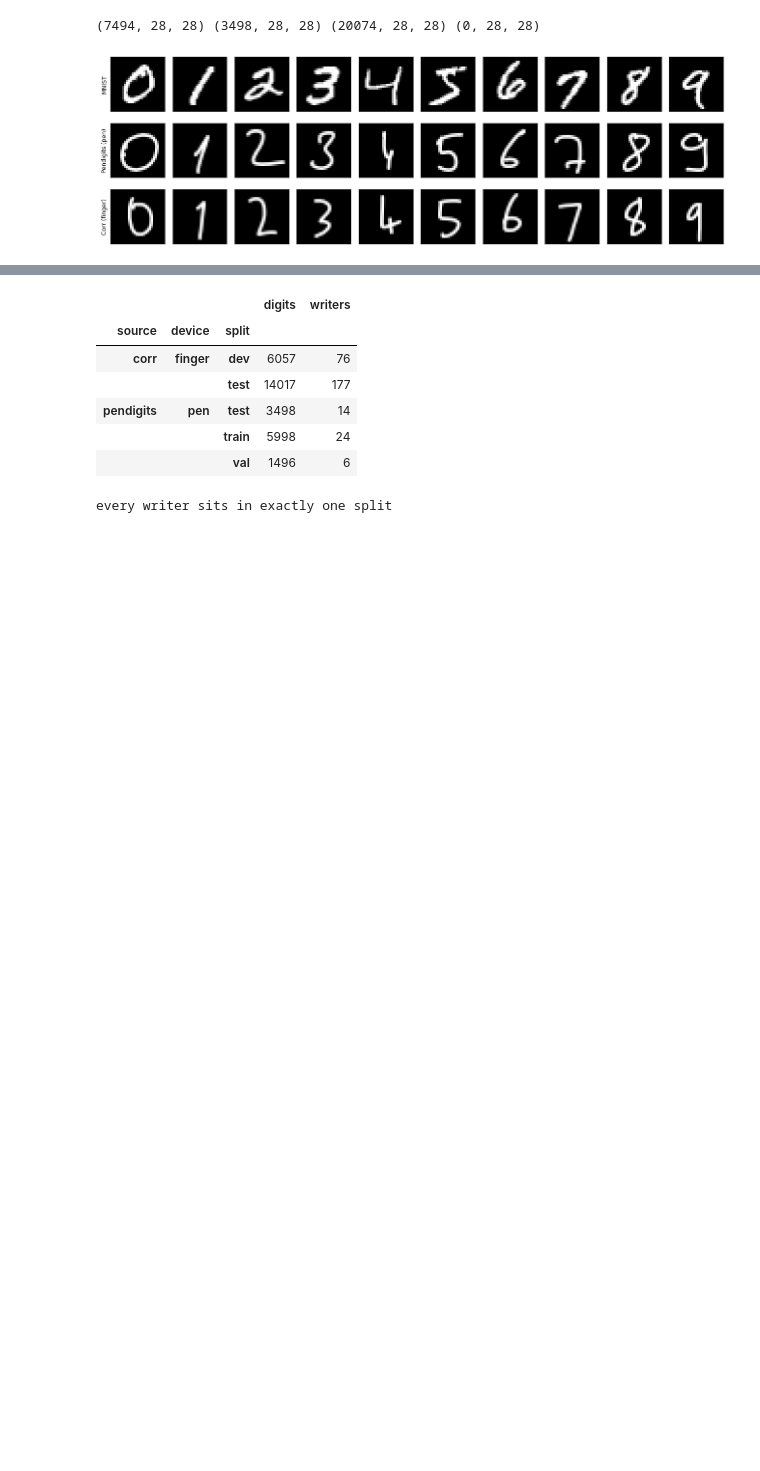
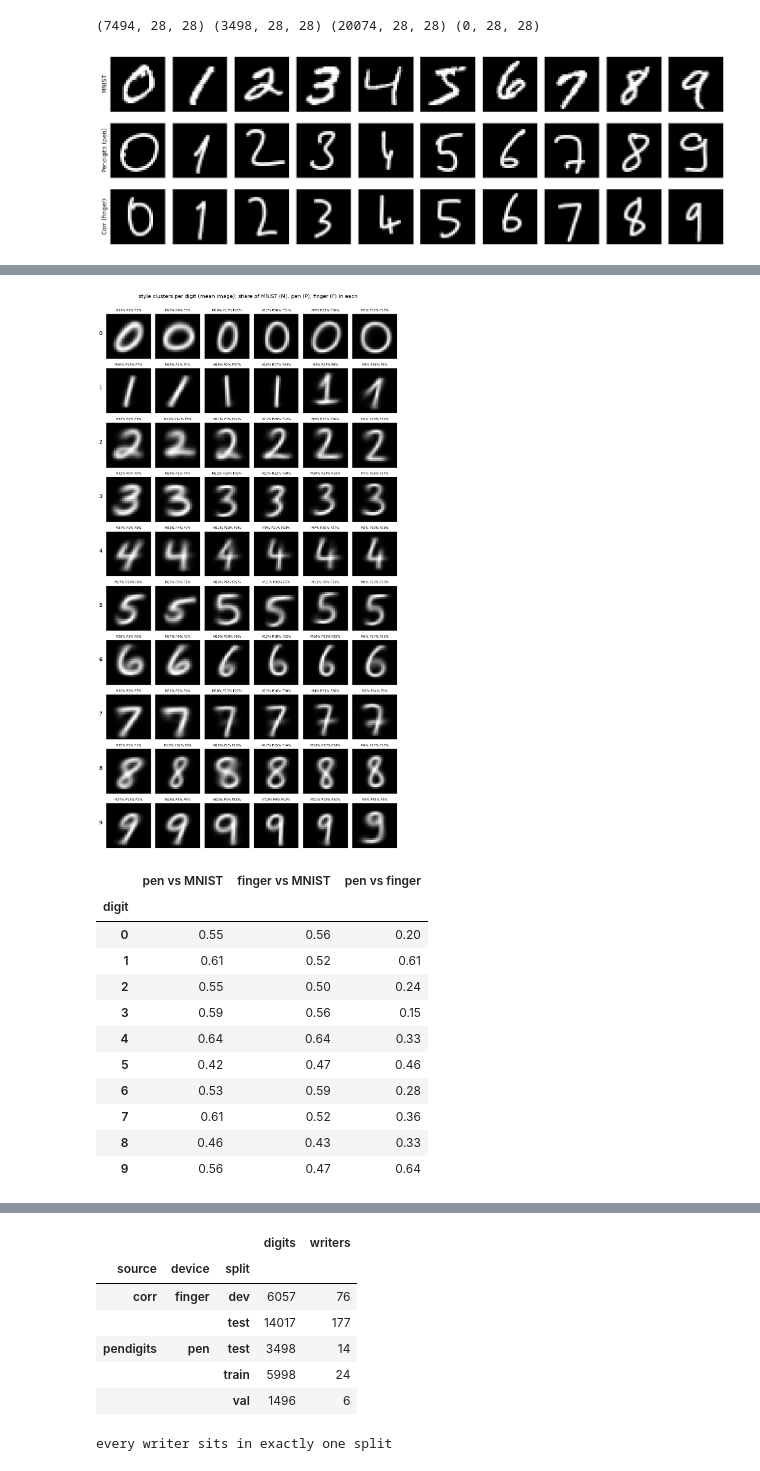
Before and after one commit to alextianyf/FingerMath, a Jupyter notebook: research/07_real_benchmarks.ipynb, the cells around one changed output, grey strips where cells are left out. Drawn from its saved outputs; the diff is of its cells as text; code cells hidden in the pictures; blank space fills up the shorter version.

Commit message:
Recognition research 07: compare every digit, not just the 1 (per-digit stroke stats, style clusters against MNIST and a style-gap score per digit); run on the project's own .venv kernel

```diff
--- a/research/07_real_benchmarks.ipynb
+++ b/research/07_real_benchmarks.ipynb
@@ -279,0 +215,17 @@ plt.tight_layout(); plt.show()
+# %%
+def features(s):
+    pts = np.concatenate(s['strokes'])
+    w, h = np.ptp(pts[:, 0]), np.ptp(pts[:, 1])
+    path = sum(np.linalg.norm(np.diff(st, axis=0), axis=1).sum() for st in s['strokes'])
+    return {'source': s['source'], 'device': s['device'], 'label': s['label'],
+            'n_strokes': len(s['strokes']), 'n_points': len(pts),
+            'aspect': w / max(h, 1e-6), 'bend': path / max(h, 1e-6)}
+
+feat = pd.DataFrame([features(s) for s in pd_train + pd_test + corr + own])
+per_digit = {
+    'multi-stroke %': (feat.assign(v=feat.n_strokes > 1).pivot_table(index='device', columns='label', values='v') * 100).round(0),
+    'median aspect (w/h)': feat.pivot_table(index='device', columns='label', values='aspect', aggfunc='median').round(2),
+    'median bend (path/h)': feat.pivot_table(index='device', columns='label', values='bend', aggfunc='median').round(2),
+}
+for name, t in per_digit.items():
+    print(name); print(t); print()
@@ -309,0 +291,52 @@ plt.tight_layout(); plt.show()
+# %%
+from sklearn.cluster import KMeans
+from sklearn.decomposition import PCA
+
+K, PER_SOURCE = 6, 1000
+y_pd = np.array([s['label'] for s in pd_train + pd_test]); x_pd = np.concatenate([x_pd_train, x_pd_test])
+y_co = np.array([s['label'] for s in corr])
+sources = {'MNIST': (x_mn, y_mn), 'pen': (x_pd, y_pd), 'finger': (x_corr, y_co)}
+
+styles, gaps = {}, []
+fig, axes = plt.subplots(10, K, figsize=(K * 1.6, 10 * 1.75))
+for d in range(10):
+    rng_d = np.random.default_rng(SEED + d)
+    xs, src = [], []
+    for name, (x, y) in sources.items():
+        idx = np.flatnonzero(y == d)
+        idx = rng_d.choice(idx, size=min(PER_SOURCE, len(idx)), replace=False)
+        xs.append(x[idx].reshape(len(idx), -1) / 255.0); src += [name] * len(idx)
+    xs, src = np.concatenate(xs), np.array(src)
+    z = PCA(40, random_state=SEED).fit_transform(xs)
+    lab = KMeans(K, n_init=10, random_state=SEED).fit_predict(z)
+    share = pd.crosstab(lab, src, normalize='columns')[list(sources)]          # share of each source per style
+    order = share['MNIST'].sort_values(ascending=False).index                   # MNIST's most common style first
+    styles[d] = share.loc[order]
+    for j, c in enumerate(order):
+        ax = axes[d, j]
+        ax.imshow(xs[lab == c].mean(0).reshape(28, 28), cmap='gray'); ax.set_xticks([]); ax.set_yticks([])
+        r = share.loc[c]
+        ax.set_title(f'M{r.MNIST:.0%} P{r.pen:.0%} F{r.finger:.0%}', fontsize=7)
+        if j == 0:
+            ax.set_ylabel(str(d), fontsize=12, rotation=0, labelpad=12)
+    tvd = lambda a, b: 0.5 * np.abs(share[a] - share[b]).sum()
+    gaps.append({'digit': d, 'pen vs MNIST': tvd('pen', 'MNIST'), 'finger vs MNIST': tvd('finger', 'MNIST'),
+                 'pen vs finger': tvd('pen', 'finger')})
+fig.suptitle('style clusters per digit (mean image); share of MNIST (M), pen (P), finger (F) in each', y=1.0)
+plt.tight_layout(); plt.show()
+gap_table = pd.DataFrame(gaps).set_index('digit').round(2)
+gap_table
+# %% [output]
+[figure, added]
+|  | pen vs MNIST | finger vs MNIST | pen vs finger |
+| digit |  |  |  |
+| 0 | 0.55 | 0.56 | 0.20 |
+| 1 | 0.61 | 0.52 | 0.61 |
+| 2 | 0.55 | 0.50 | 0.24 |
+| 3 | 0.59 | 0.56 | 0.15 |
+| 4 | 0.64 | 0.64 | 0.33 |
+| 5 | 0.42 | 0.47 | 0.46 |
+| 6 | 0.53 | 0.59 | 0.28 |
+| 7 | 0.61 | 0.52 | 0.36 |
+| 8 | 0.46 | 0.43 | 0.33 |
+| 9 | 0.56 | 0.47 | 0.64 |
```
Also changed, not shown: parts of 15 cells of this notebook, 1 other file.
